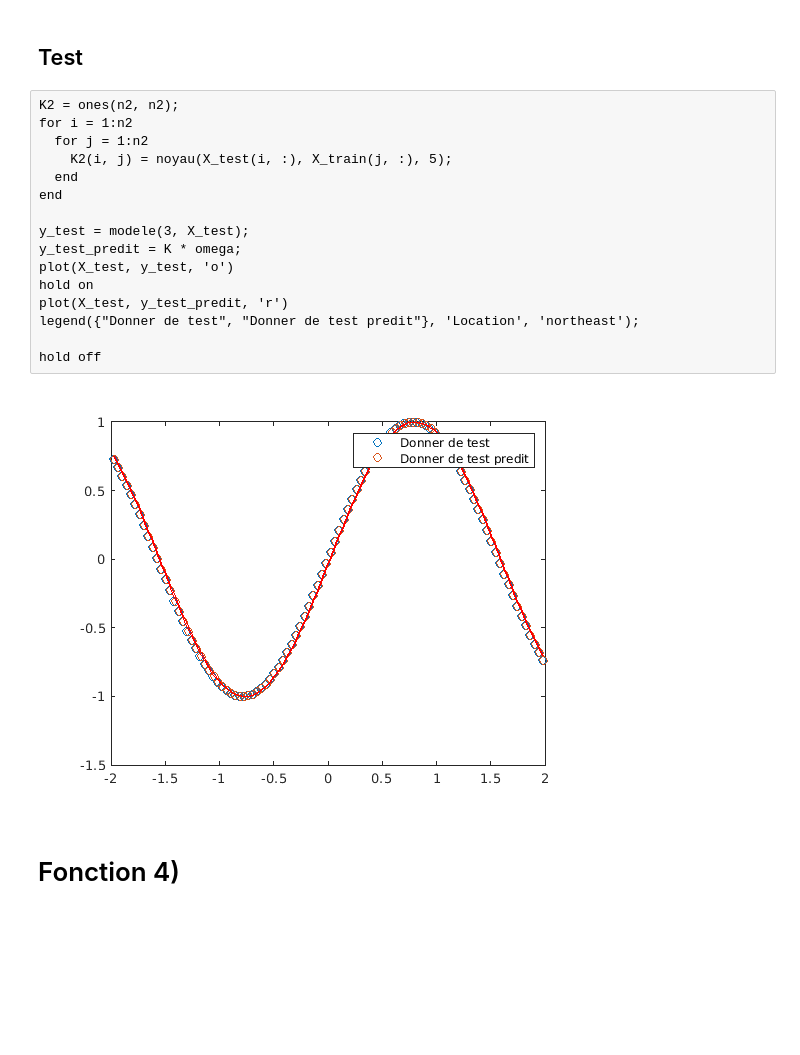
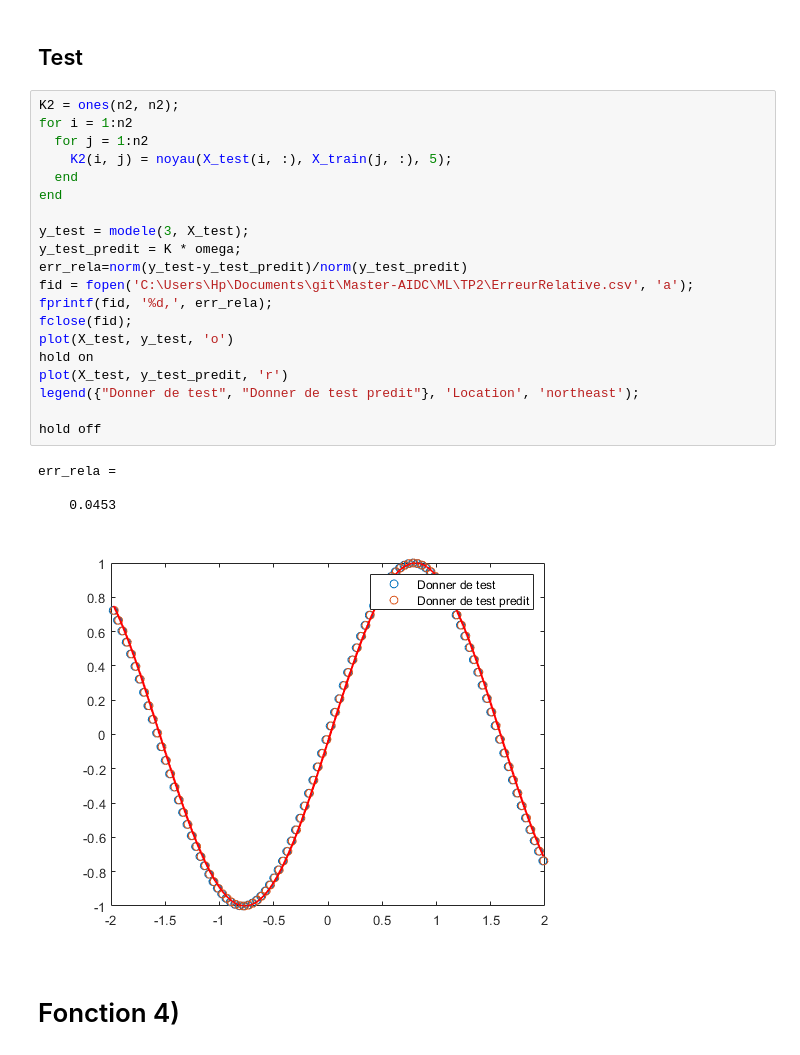
Before and after one commit to akram-elgh/Master-AIDC, a Jupyter notebook: ML/TP2/TP2.ipynb, the cells around one changed output. Saved outputs shown, nothing was run; the diff lists cells and outputs as text; blank space fills up the shorter version.

Commit message:
Modification : ajout d'un tableau des erreurs relatives.

```diff
--- a/ML/TP2/TP2.ipynb
+++ b/ML/TP2/TP2.ipynb
@@ -2196,21 +2193,28 @@ ans =
 # %%
 K2 = ones(n2, n2);
 for i = 1:n2
   for j = 1:n2
     K2(i, j) = noyau(X_test(i, :), X_train(j, :), 5);
   end
 end
 
 y_test = modele(3, X_test);
 y_test_predit = K * omega;
+err_rela=norm(y_test-y_test_predit)/norm(y_test_predit)
+fid = fopen('C:\Users\Hp\Documents\git\Master-AIDC\ML\TP2\ErreurRelative.csv', 'a');
+fprintf(fid, '%d,', err_rela);
+fclose(fid);
 plot(X_test, y_test, 'o')
 hold on
 plot(X_test, y_test_predit, 'r')
 legend({"Donner de test", "Donner de test predit"}, 'Location', 'northeast');
 
 hold off
 # %% [output]
+err_rela =
+
+    0.0453
-[figure, old version]
+[figure, new version]
 # %% [markdown]
 # Fonction 4)
 # %%
```
Also changed, not shown: parts of 141 cells of this notebook, 1 other file.
